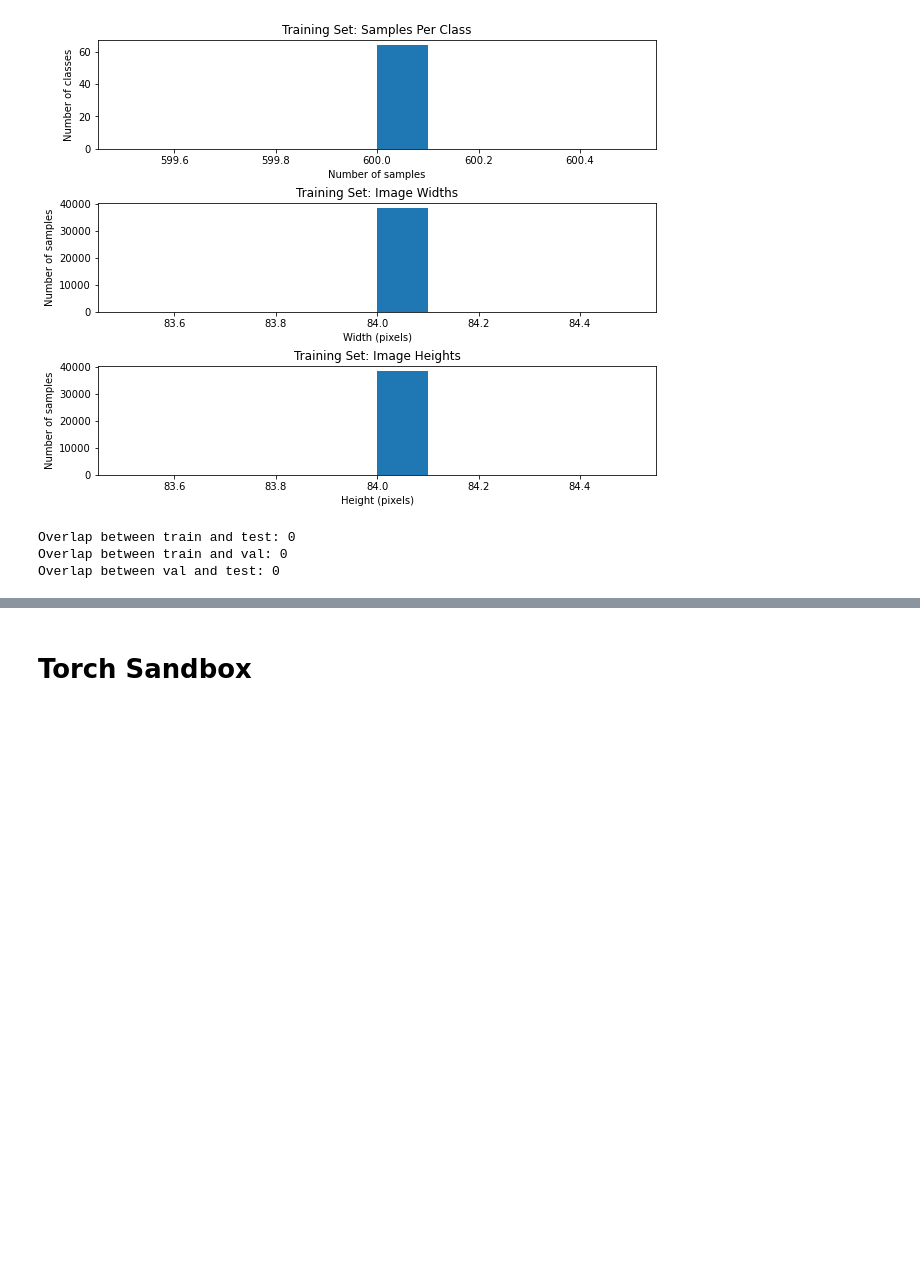
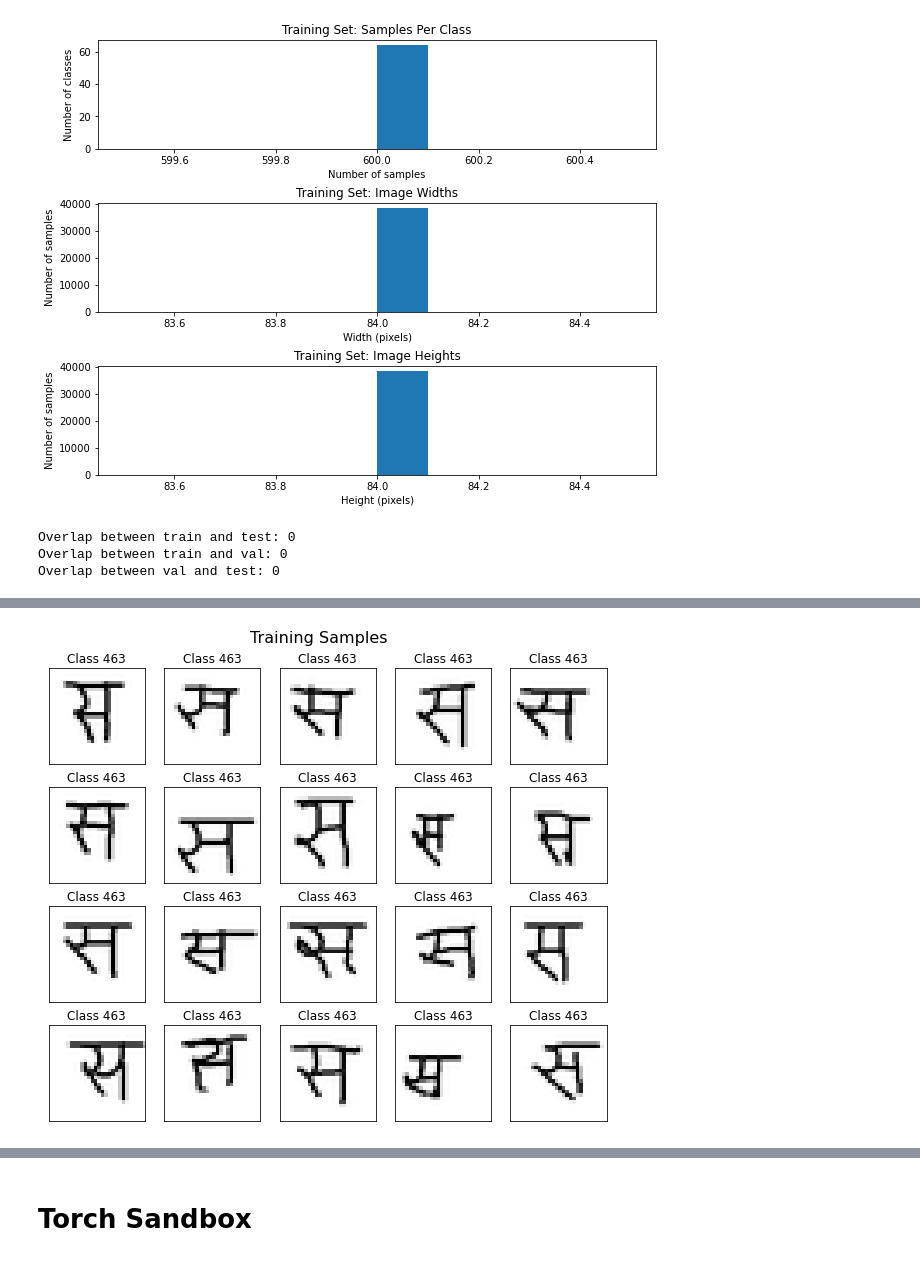
Before and after one commit to uvm-neurobotics-lab/higherANML, a Jupyter notebook: notebooks/ntraft-sandbox.ipynb, the cells around one changed output, grey strips where cells are left out. Drawn from its saved outputs; the diff is of its cells as text; code cells hidden in the pictures; blank space fills up the shorter version.

```diff
--- a/notebooks/ntraft-sandbox.ipynb
+++ b/notebooks/ntraft-sandbox.ipynb
@@ -171,0 +180,45 @@ for i, (img, _) in enumerate(samples):
+# %%
+from datasets.mini_imagenet import create_OML_sampler as imnet_sampler
+from datasets.omniglot import create_OML_sampler as omni_sampler
+
+sampler, input_shape = omni_sampler(root=omni_dir)
+# sampler, input_shape = imnet_sampler(root=imnet_dir)
+# %%
+train_data, train_class, (valid_ims, valid_labels) = sampler.sample_train(batch_size=1, num_batches=20)
+# %%
+from itertools import chain
+
+def calc_grid_dims(num_cells):
+    if num_cells <= 8:
+        return 1, num_cells
+    rows = int(np.sqrt(num_cells))
+    cols = int(np.ceil(num_cells / rows))
+    return rows, cols
+
+def display_samples(samples):
+    rows, cols = calc_grid_dims(len(samples))
+    titlesize = 16
+    fig_w = cols * 2
+    fig_h = rows * 2
+    title_frac = (titlesize + 32) / (fig_h * 72)  # some heuristic at 72 dpi
+    fig, axs = plt.subplots(rows, cols, gridspec_kw={"top": 1-title_frac}, figsize=(fig_w, fig_h))
+    if axs.ndim == 1:
+        axs = np.expand_dims(axs, axis=0)
+    fig.suptitle("Training Samples", fontsize=titlesize)
+    for i, (img, label) in enumerate(samples):
+        ax = axs[i//cols - 1, i%cols]
+        if not isinstance(img, PIL.Image.Image):  # if not image, then must be array-like
+            img = img.squeeze()
+            if len(img.shape) == 3:
+                img = img.permute(1, 2, 0)
+        ax.imshow(img, cmap='gray')
+        ax.set_title(f"Class {label}")
+        ax.get_xaxis().set_visible(False)
+        ax.get_yaxis().set_visible(False)
+
+
+# Unbatch samples into one long list of (image, label) tuples. I'm sorry this is so incomprehensible.
+all_training_samples = list(zip(*[tuple(chain.from_iterable(l)) for l in zip(*train_data)]))
+display_samples(all_training_samples)
+# %% [output]
+[figure, added]
```
Also changed, not shown: parts of 15 cells of this notebook.
